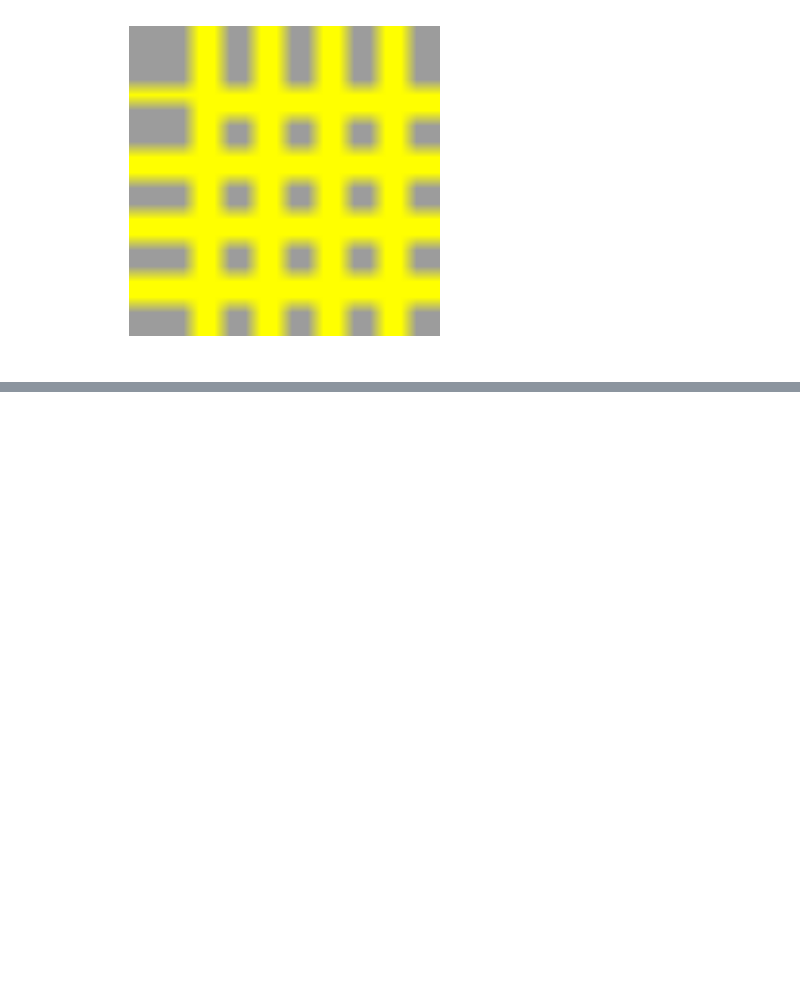
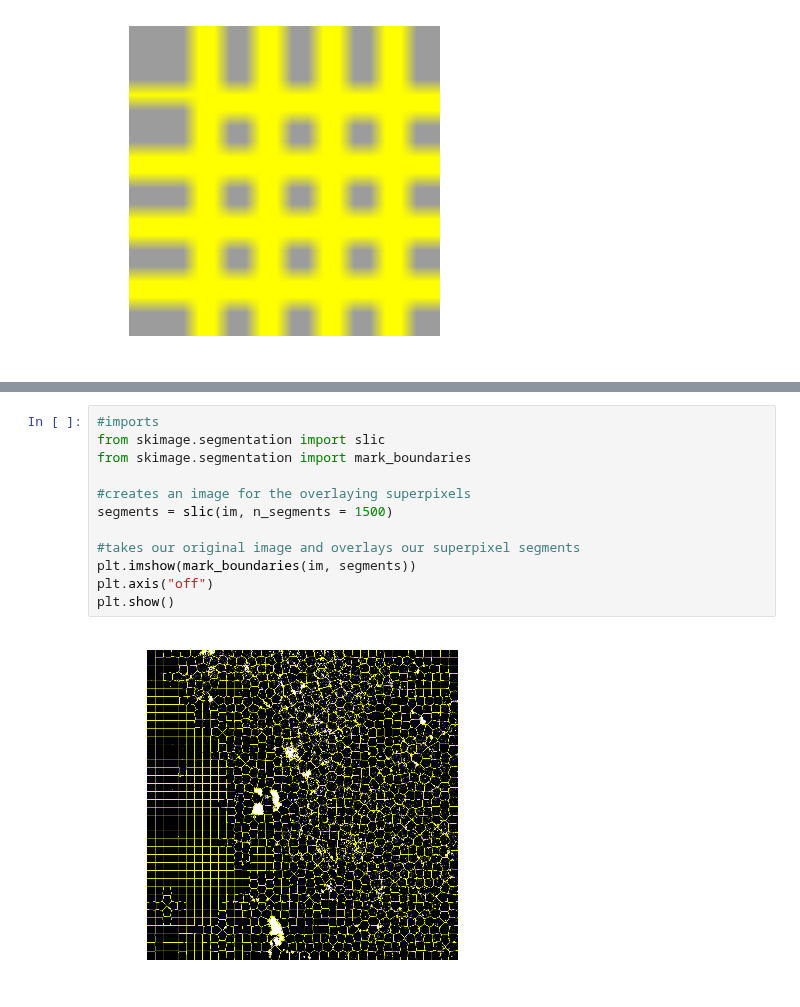
Before and after one commit to NeuroDataDesign/pan-synapse, a Jupyter notebook: background/SLIC_writeup.ipynb, the cells around one changed output, grey strips where cells are left out. Drawn from its saved outputs; the diff is of its cells as text; blank space fills up the shorter version.

Commit message:
nearly finished SLIC algorithm.md

```diff
--- a/background/SLIC_writeup.ipynb
+++ b/background/SLIC_writeup.ipynb
@@ -94,0 +114,14 @@ plt.show()
+# %%
+#imports
+from skimage.segmentation import slic
+from skimage.segmentation import mark_boundaries
+
+#creates an image for the overlaying superpixels
+segments = slic(im, n_segments = 1500)
+
+#takes our original image and overlays our superpixel segments
+plt.imshow(mark_boundaries(im, segments))
+plt.axis("off")
+plt.show()
+# %% [output]
+[figure, added]
```
Also changed, not shown: parts of 8 cells of this notebook.
